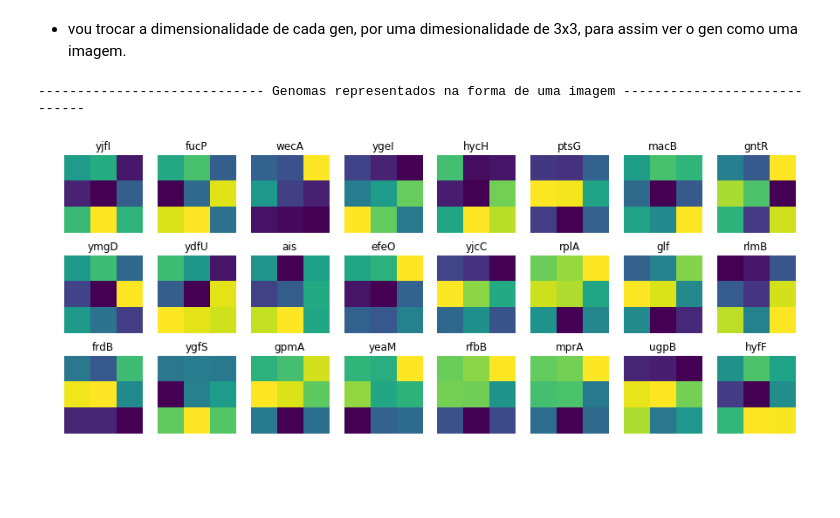
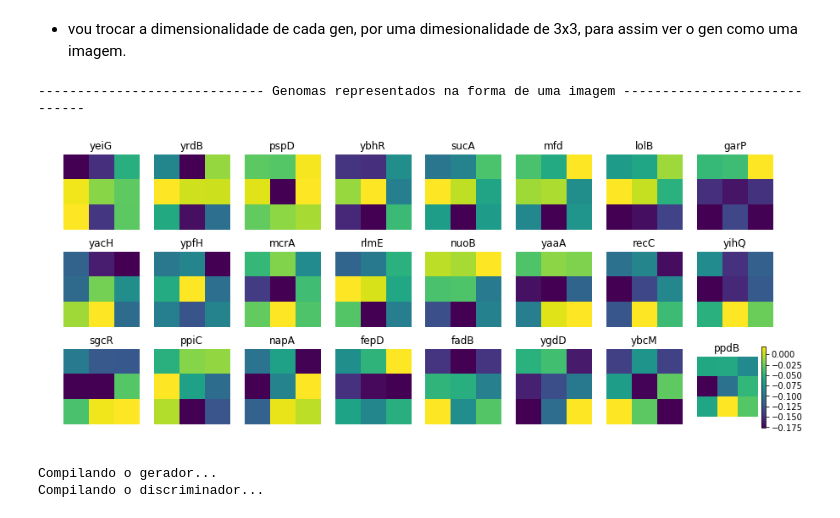
Before and after one commit to ejrueda/MasterUFPA, a Jupyter notebook: Proyectos/BioInformática/GANs-genoma.ipynb, the cells around one changed output. Drawn from its saved outputs; the diff is of its cells as text; code cells hidden in the pictures; blank space fills up the shorter version.

```diff
--- a/Proyectos/BioInformática/GANs-genoma.ipynb
+++ b/Proyectos/BioInformática/GANs-genoma.ipynb
@@ -26,0 +29,3 @@ Dimensionalidade dos dados:  (4051, 9)
+# %%
+pca = PCA(n_components=2)
+pca.fit(X_train)
@@ -27,26 +49,28 @@ Dimensionalidade dos dados:  (4051, 9)
 # %% [markdown]
 - vou trocar a dimensionalidade de cada gen, por uma dimesionalidade de 3x3, para assim ver o gen como uma imagem.
 # %%
-X_img = np.array(X_train).reshape((X_train.shape[0],3,3))
+X_img = np.array(X_train).reshape((X_train.shape[0],3,3,1))
+X_img = (X_img - np.mean(X_img))/np.mean(X_img)
 X_lab = X_train.index
 # %%
 idx = np.random.randint(low=0, high=X_train.shape[0], size=24)
 imgs =  X_img[idx]
 titles = X_lab[idx]
 fig = plt.figure(figsize=(15,6))
 p=0
 #plt.title("Genomas representados na forma de uma imagem", fontsize=12)
 plt.axis("off");
 print("----------------------------- Genomas representados na forma de uma imagem -----------------------------")
 for i in imgs:
     ax=fig.add_subplot(3,8,p+1)
     plt.title(titles[p])
-    plt.imshow(i)
+    plt.imshow(i.reshape(3,3))
     plt.axis("off");
     p += 1
+plt.colorbar(ax=ax);
 # %% [output]
 ----------------------------- Genomas representados na forma de uma imagem -----------------------------
-[figure, old version]
+[figure, new version]
 # %%
 class GANs():
     #inialização dos parâmetros
@@ -173,0 +194,5 @@ class GANs():
+# %%
+gan = GANs(width=3, height=3, channels=1, noise_input=100)
+# %% [output]
+Compilando o gerador...
+Compilando o discriminador...
```
Also changed, not shown: parts of 13 cells of this notebook.
